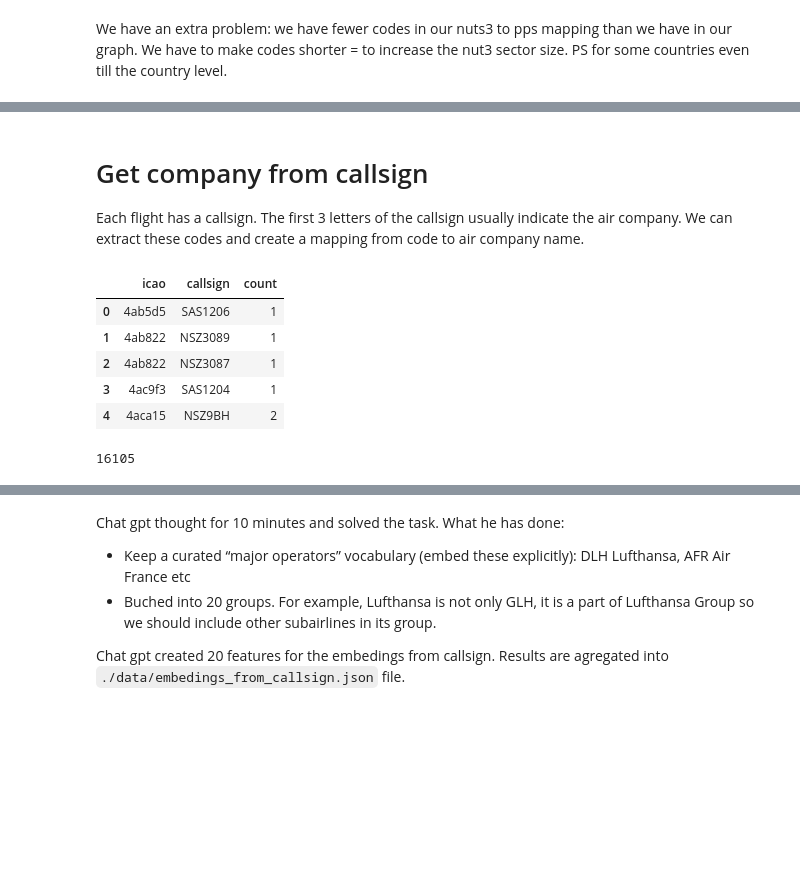
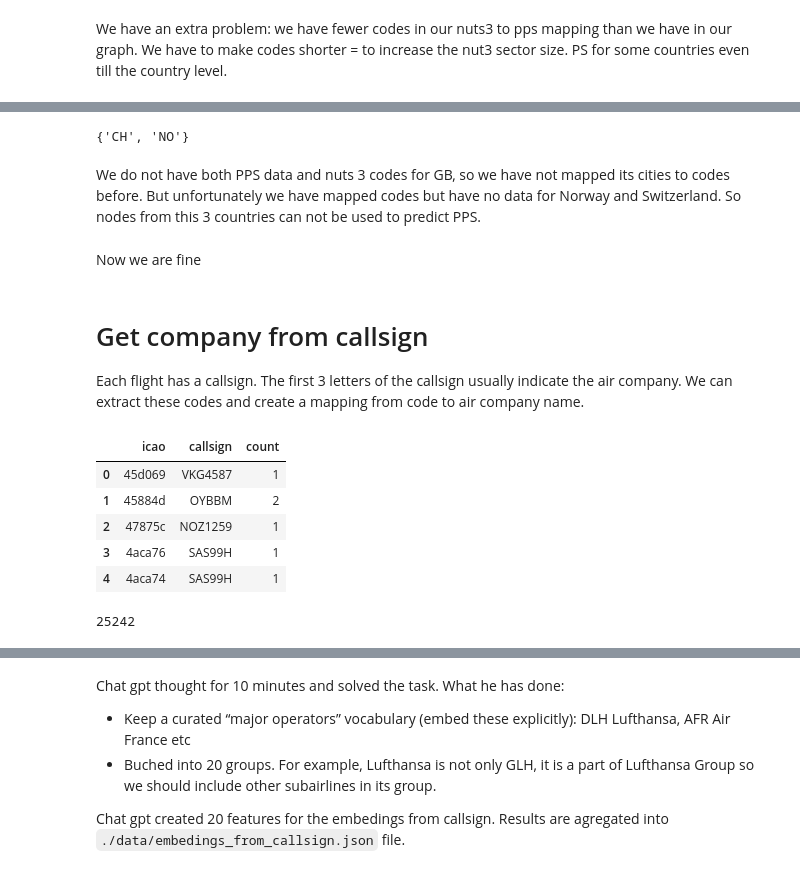
Before and after one commit to sblenlkj/eu_flights, a Jupyter notebook: eu_flights_data_collection.ipynb, the cells around one changed output, grey strips where cells are left out. Cells and saved outputs as stored; diff of their text form; code cells hidden in the pictures; blank space fills up the shorter version.

```diff
--- a/eu_flights_data_collection.ipynb
+++ b/eu_flights_data_collection.ipynb
@@ -521,29 +534,37 @@ print(k) # Now we are fine
+# %%
+set(map(lambda x: x[:2], country_codes_set))
+# %% [output]
+{'CH', 'NO'}
+# %% [markdown]
+We do not have both PPS data and nuts 3 codes for GB, so we have not mapped its cities to codes before. But unfortunately we have mapped codes but have no data for Norway and Switzerland. So nodes from this 3 countries can not be used to predict PPS.
 # %%
 from graph_creation.adapters.output import GraphJsonExporter
 GraphJsonExporter("data").export(g, "flights_week_graph_with_nut3.json")
+# %% [markdown]
+Now we are fine
 # %% [markdown]
 # Get company from callsign
 Each flight has a callsign. The first 3 letters of the callsign usually indicate the air company. We can extract these codes and create a mapping from code to air company name.
 # %%
 from graph_creation.adapters.input import GraphJsonLoader
 from graph_creation.adapters.output.graph.pandas_adapter import GraphPandasAdapter
-g = GraphJsonLoader().load("./data/flights_week_graph.json")
+g = GraphJsonLoader().load("./data/flights_week_graph_with_nut3.json")
 ga = GraphPandasAdapter(g)
 
 flights_df = ga.flights_to_df()
 flights_df.head()
 # %% [output]
 |  | icao | callsign | count |
-| 0 | 4ab5d5 | SAS1206 | 1 |
-| 1 | 4ab822 | NSZ3089 | 1 |
-| 2 | 4ab822 | NSZ3087 | 1 |
-| 3 | 4ac9f3 | SAS1204 | 1 |
-| 4 | 4aca15 | NSZ9BH | 2 |
+| 0 | 45d069 | VKG4587 | 1 |
+| 1 | 45884d | OYBBM | 2 |
+| 2 | 47875c | NOZ1259 | 1 |
+| 3 | 4aca76 | SAS99H | 1 |
+| 4 | 4aca74 | SAS99H | 1 |
 # %%
 uniqs_callsign = list(flights_df['callsign'].unique())
 len(uniqs_callsign)
 # %% [output]
-16105
+25242
 # %%
 air_company_codes = list(set([callsign[:3] for callsign in uniqs_callsign if callsign[:3].isalpha()]))
 print(f"{len(air_company_codes)} air company codes found")
```
Also changed, not shown: parts of 53 cells of this notebook, 31 other files.
